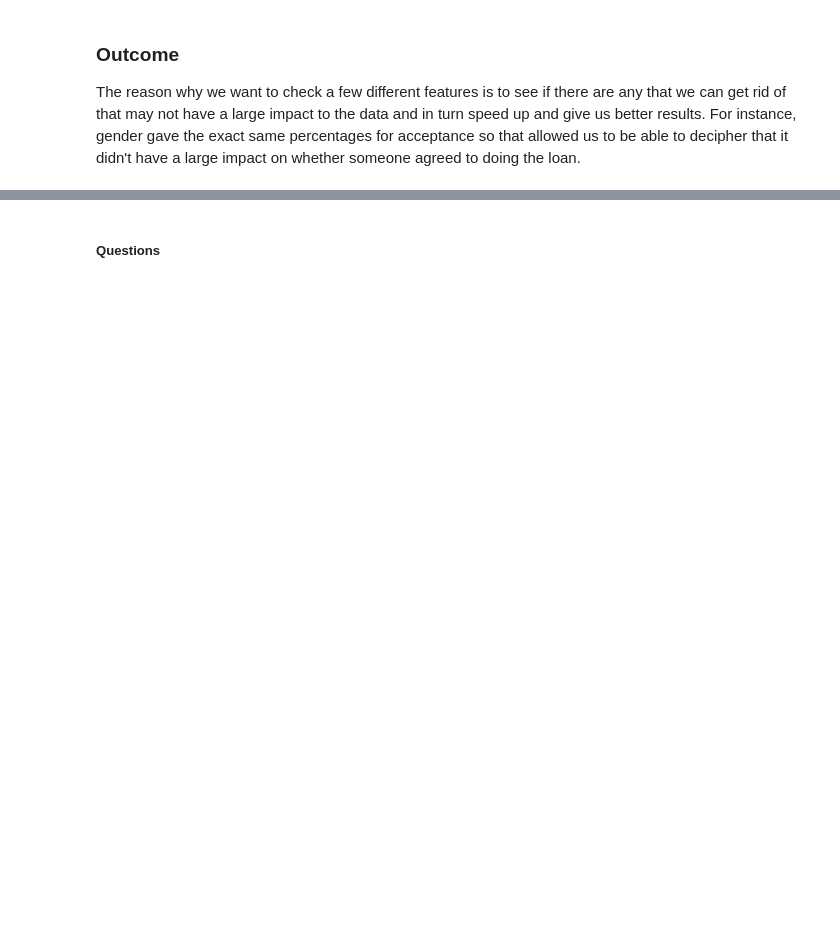
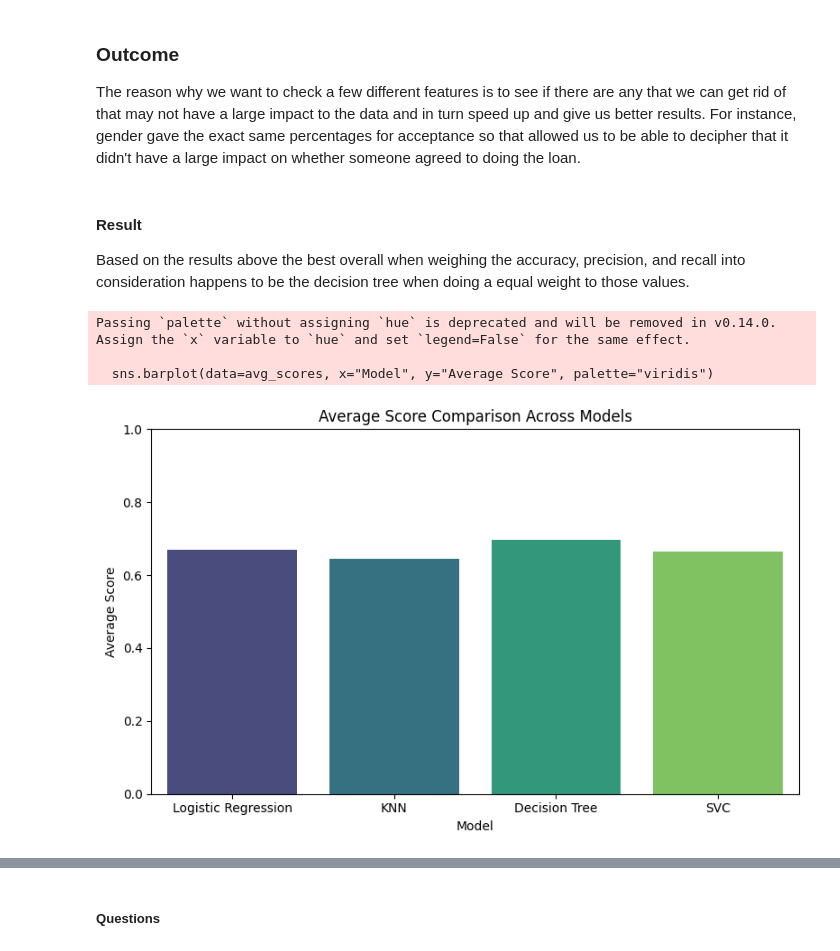
Before and after one commit to eflo11/Berkeley_17.1, a Jupyter notebook: prompt_III.ipynb, the cells around one changed output, grey strips where cells are left out. Cells and saved outputs as stored; diff of their text form; code cells hidden in the pictures; blank space fills up the shorter version.

Commit message:
feat(prompt): Add in result based graph and in readme

```diff
--- a/prompt_III.ipynb
+++ b/prompt_III.ipynb
@@ -386,4 +386,10 @@ lr_acc_test = accuracy_score(y_test, lr_pred)
 lr_acc_train = accuracy_score(y_train, lr.predict(X_train))
 print(f"Logistic Regression Accuracy: {lr_acc_test:.4f}")
 print(f"Logistic Regression Accuracy (train): {lr_acc_train:.4f}")
+
+lr_precision_score = precision_score(y_test, lr_pred)
+print("Precision Score: ", lr_precision_score)
+
+lr_recall_score = recall_score(y_test, lr_pred)
+print("Recall Score: ", lr_recall_score)
 # %% [output]
@@ -398,6 +406,11 @@ grid_search.fit(X_train, y_train)
 
 print(grid_search.best_params_)
 print(grid_search.best_score_)
+
+knn_precision_score = precision_score(y_test, grid_search.predict(X_test))
+print("Precision Score: ", knn_precision_score)
+knn_recall_score = recall_score(y_test, grid_search.predict(X_test))
+print("Recall Score: ", knn_recall_score)
 # %% [output]
 {'n_neighbors': 15}
 0.9061082163933311
@@ -409,5 +424,10 @@ grid_search.fit(X_train, y_train)
 
 print(grid_search.best_params_)
 print(grid_search.best_score_)
+
+dt_precision_score = precision_score(y_test, grid_search.predict(X_test))
+print("Precision Score: ", dt_precision_score)
+dt_recall_score = recall_score(y_test, grid_search.predict(X_test))
+print("Recall Score: ", dt_recall_score)
 # %% [output]
 {'max_depth': 5}
@@ -421,6 +443,10 @@ grid_search.fit(X_train, y_train)
 
 print(grid_search.best_params_)
 print(grid_search.best_score_)
+svc_precision_score = precision_score(y_test, grid_search.predict(X_test))
+print("Precision Score: ", svc_precision_score)
+svc_recall_score = recall_score(y_test, grid_search.predict(X_test))
+print("Recall Score: ", svc_recall_score)
 # %% [output]
 {'kernel': 'rbf'}
 0.9108946503365971
@@ -427,3 +455,32 @@ print(grid_search.best_score_)
 # %% [markdown]
 ### Outcome
 The reason why we want to check a few different features is to see if there are any that we can get rid of that may not have a large impact to the data and in turn speed up and give us better results. For instance, gender gave the exact same percentages for acceptance so that allowed us to be able to decipher that it didn't have a large impact on whether someone agreed to doing the loan.
+# %% [markdown]
+#### Result
+Based on the results above the best overall when weighing the accuracy, precision, and recall into consideration happens to be the decision tree when doing a equal weight to those values.
+# %%
+lr_avg = (lr_acc_test + lr_precision_score + lr_recall_score) / 3
+knn_avg = (knn_acc_test + knn_precision_score + knn_recall_score) / 3
+dt_avg = (dt_acc_test + dt_precision_score + dt_recall_score) / 3
+svc_avg = (svc_acc_test + svc_precision_score + svc_recall_score) / 3
+
+# Create a DataFrame for the average scores
+avg_scores = pd.DataFrame({
+    "Model": ["Logistic Regression", "KNN", "Decision Tree", "SVC"],
+    "Average Score": [lr_avg, knn_avg, dt_avg, svc_avg]
+})
+
+# Plot the average scores
+plt.figure(figsize=(8, 5))
+sns.barplot(data=avg_scores, x="Model", y="Average Score", palette="viridis")
+plt.title("Average Score Comparison Across Models")
+plt.ylabel("Average Score")
+plt.xlabel("Model")
+plt.ylim(0, 1)
+plt.tight_layout()
+plt.show()
+# %% [output]
+Passing `palette` without assigning `hue` is deprecated and will be removed in v0.14.0. Assign the `x` variable to `hue` and set `legend=False` for the same effect.
+
+  sns.barplot(data=avg_scores, x="Model", y="Average Score", palette="viridis")
+[figure, added]
```
Also changed, not shown: parts of 6 cells of this notebook, 1 other file.
